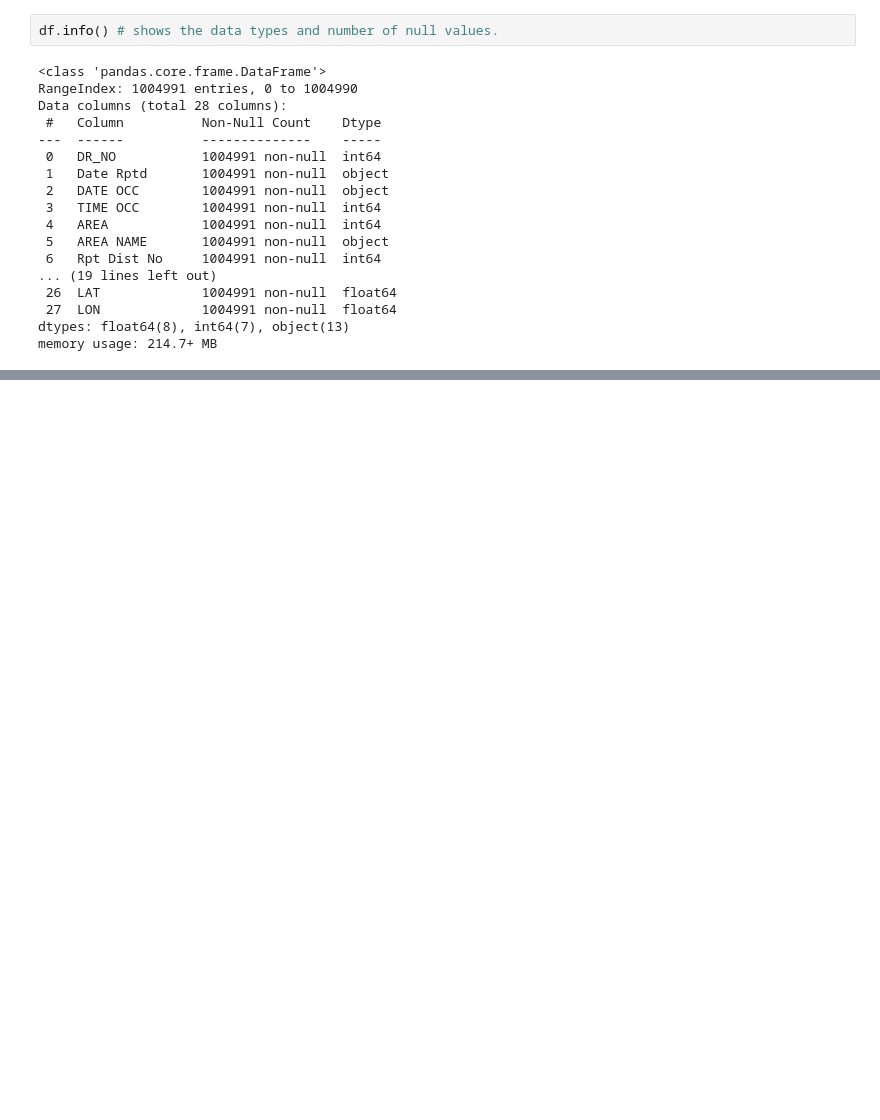
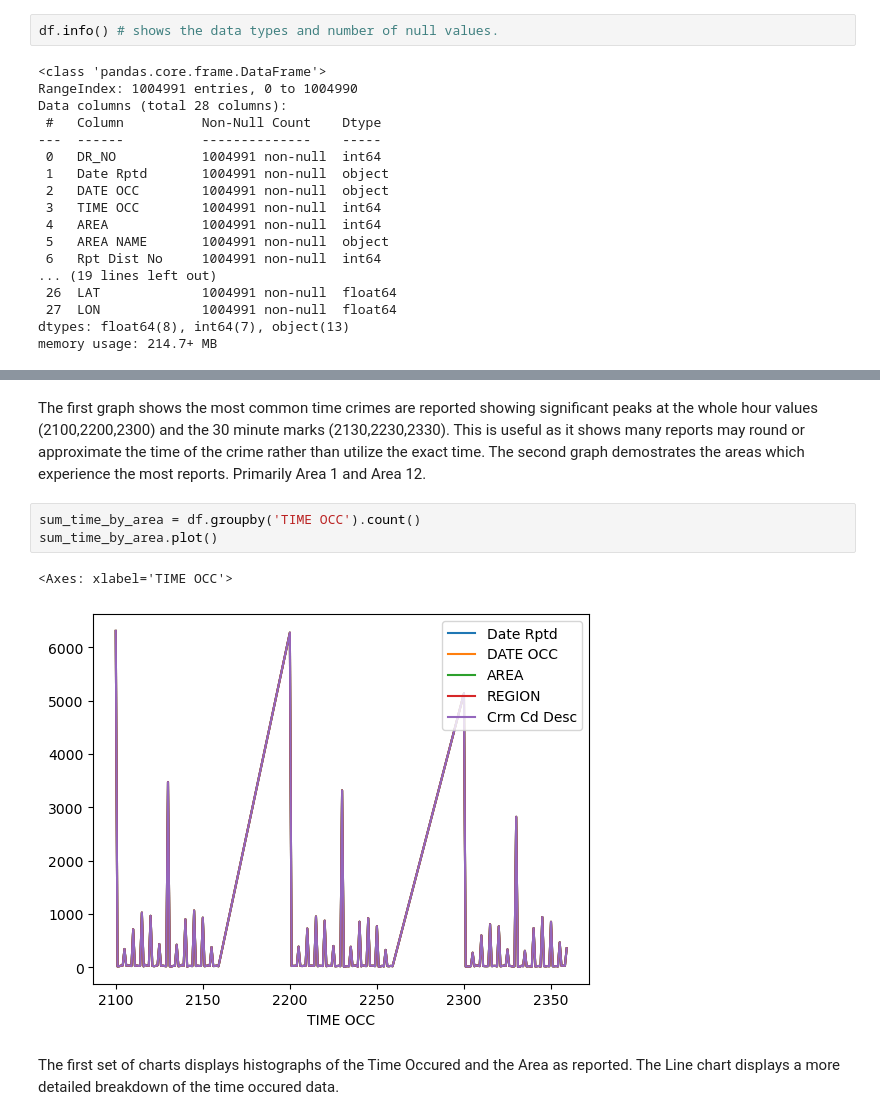
Before and after one commit to DanosAJ4/IA-340-2-Fall25, a Jupyter notebook: lab2.ipynb, the cells around one changed output, grey strips where cells are left out. Drawn from its saved outputs; the diff is of its cells as text; blank space fills up the shorter version.

```diff
--- a/lab2.ipynb
+++ b/lab2.ipynb
@@ -134,0 +237,10 @@ df.dropna()
+# %% [markdown]
+The first graph shows the most common time crimes are reported showing significant peaks at the whole hour values (2100,2200,2300) and the 30 minute marks (2130,2230,2330). This is useful as it shows many reports may round or approximate the time of the crime rather than utilize the exact time. The second graph demostrates the areas which experience the most reports. Primarily Area 1 and Area 12.
+# %%
+sum_time_by_area = df.groupby('TIME OCC').count()
+sum_time_by_area.plot()
+# %% [output]
+<Axes: xlabel='TIME OCC'>
+[figure, added]
+# %% [markdown]
+The first set of charts displays histographs of the Time Occured and the Area as reported. The Line chart displays a more detailed breakdown of the time occured data.
```
Also changed, not shown: parts of 19 cells of this notebook.
